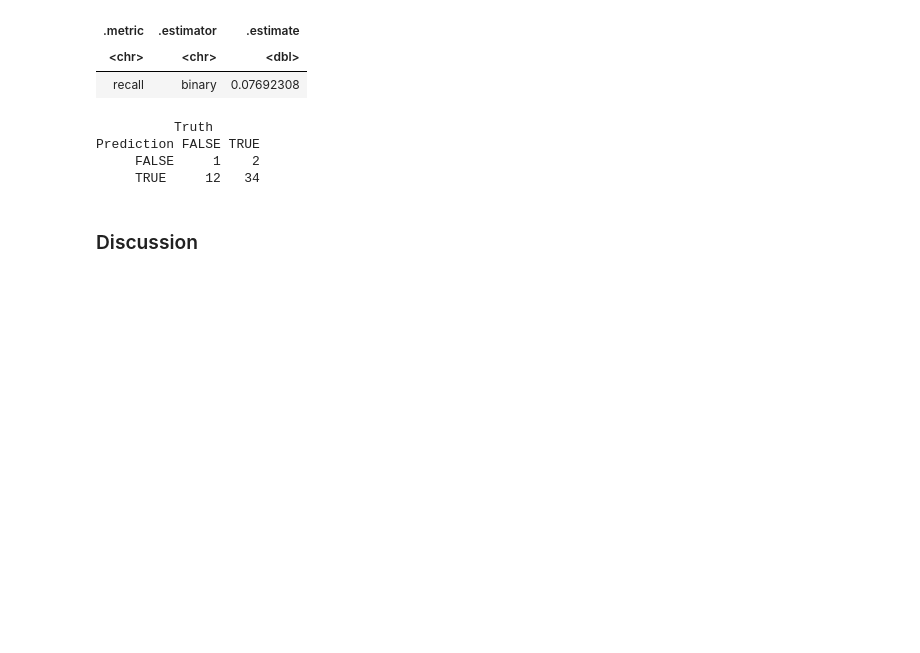
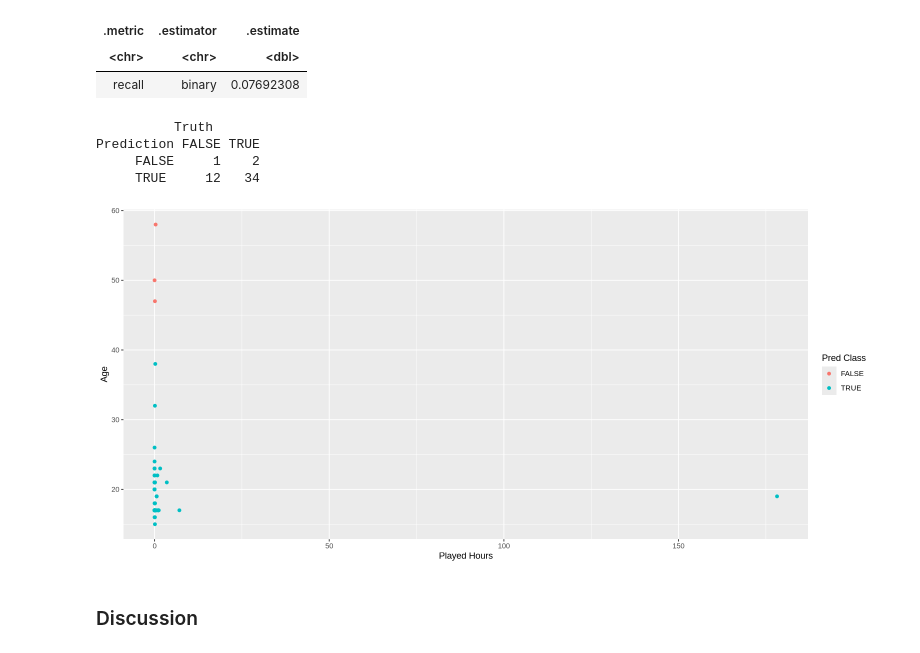
Before and after one commit to nathania-so/Group-38-DSCI-Project, a Jupyter notebook: Data Analysis Project.ipynb, the cells around one changed output. Cells and saved outputs as stored; diff of their text form; code cells hidden in the pictures; blank space fills up the shorter version.

Commit message:
Add analysis_plot
Add analysis_plot

```diff
--- a/Data Analysis Project.ipynb
+++ b/Data Analysis Project.ipynb
@@ -223,6 +212,15 @@ A tibble: 1 × 3
 Prediction FALSE TRUE
      FALSE     1    2
      TRUE     12   34
+# %%
+analysis_plot <- subscription_predictions |>
+    ggplot(aes(x = played_hours, y = Age)) +
+    geom_point(aes(color = .pred_class)) +
+    labs(x = 'Played Hours', y = 'Age', color= 'Pred Class')
+
+analysis_plot
+# %% [output]
+[figure, added]
 # %% [markdown]
 ### Discussion
 # %% [markdown]
```
Also changed, not shown: parts of 3 cells of this notebook.
